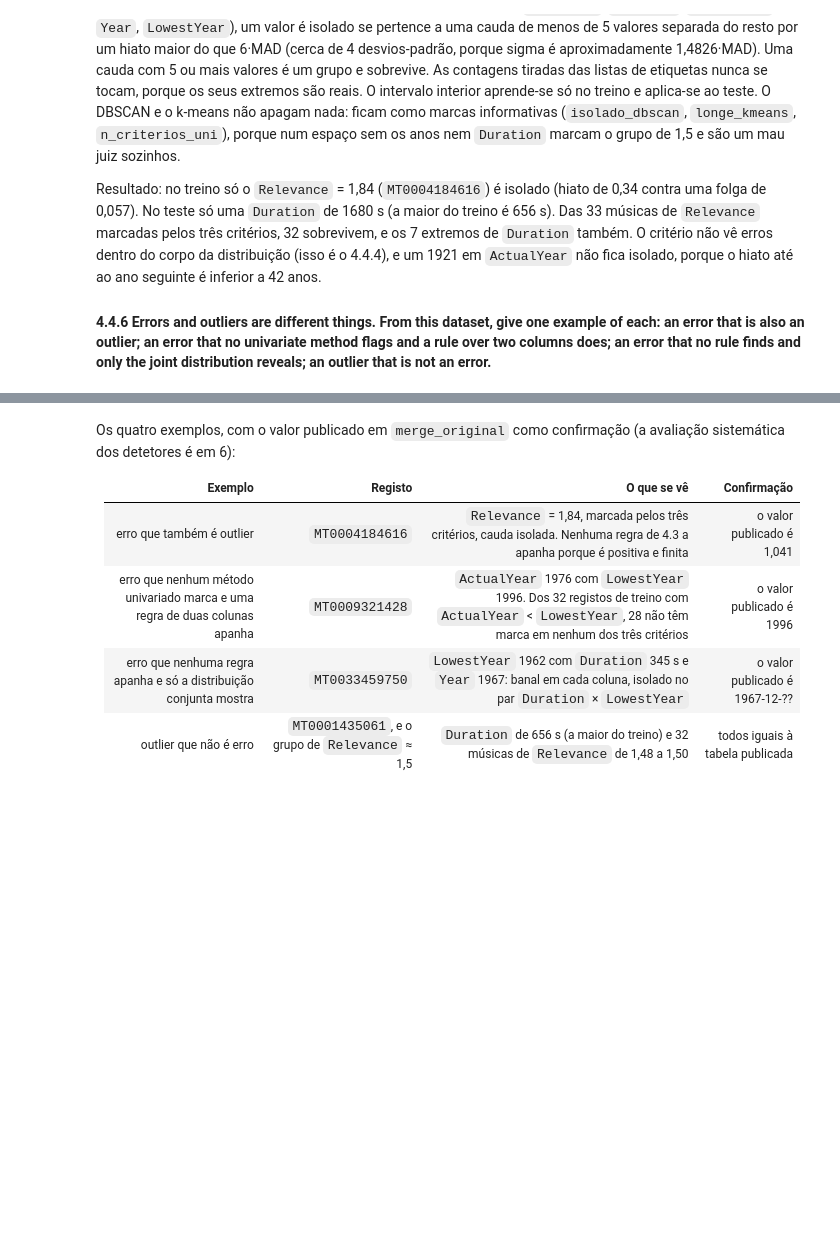
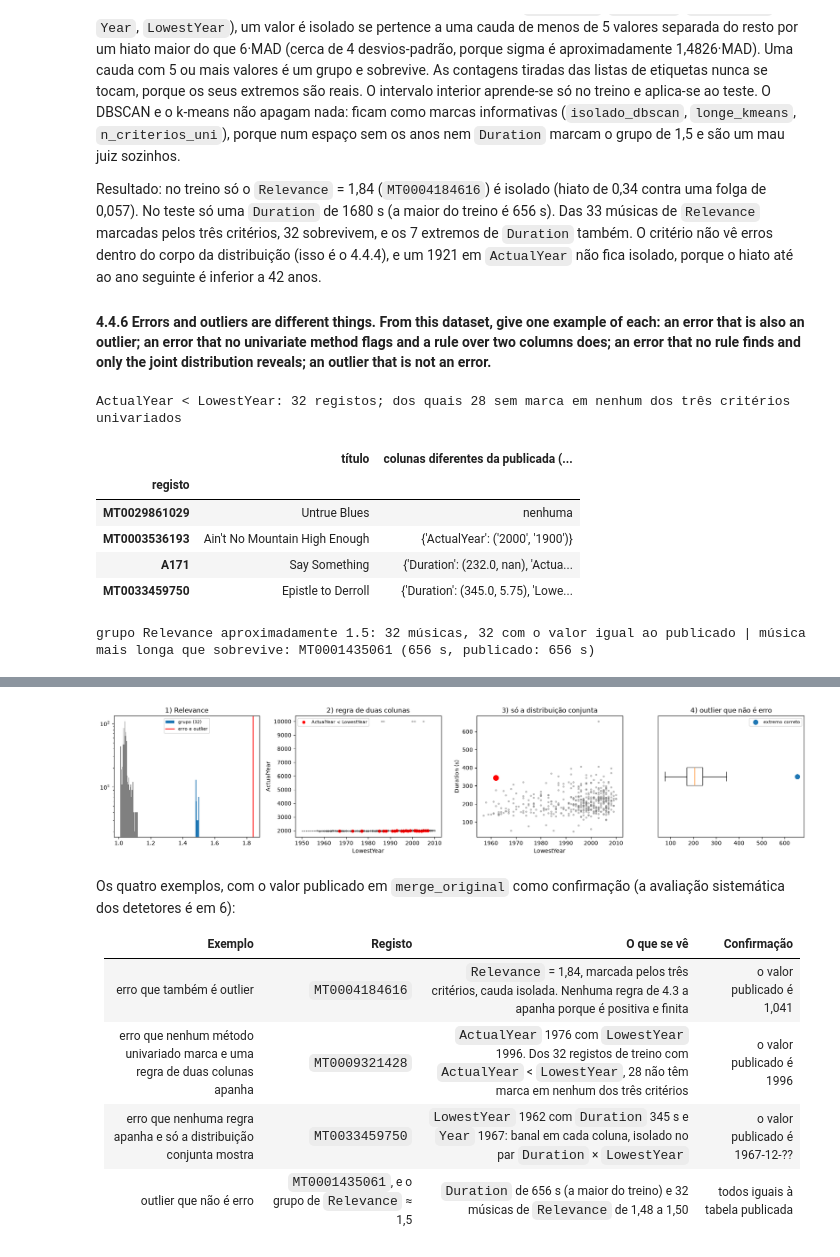
Before and after one commit to TomAintAround/MusicEmotionRecon, a Jupyter notebook: proj.ipynb, the cells around one changed output, grey strips where cells are left out. Cells and saved outputs as stored; diff of their text form; code cells hidden in the pictures; blank space fills up the shorter version.

```diff
--- a/proj.ipynb
+++ b/proj.ipynb
@@ -36,8 +36,8 @@ Trabalho realizado por:
 from pathlib import Path
 import pandas as pd
 
-MEDIA  = Path("dataset")
-TABLES = Path("build") / "MERGE_ECAC" / "merge_ecac"
+MEDIA  = Path("dataset") / "dataset"                                  # audio/, lyrics/, album_covers/
+TABLES = Path("dataset") / "build" / "merge_ecac" / "merge_ecac"      # metadata.csv
 
 meta = pd.read_csv(TABLES / "metadata.csv")
 
@@ -80,9 +88,9 @@ Themes e ThemeWeights são consideradas hipóteses a investigar, por pertencerem
 # %%
 from IPython.display import display
 
-teste = pd.read_csv("build/MERGE_ECAC/merge_ecac/test_songs.csv")
-metadados = pd.read_csv("build/MERGE_ECAC/merge_ecac/metadata.csv")
-valores_emocionais = pd.read_csv("build/MERGE_ECAC/merge_ecac/av_values.csv")
+teste = pd.read_csv(TABLES / "test_songs.csv")
+metadados = pd.read_csv(TABLES / "metadata.csv")
+valores_emocionais = pd.read_csv(TABLES / "av_values.csv")
 
 metadados = metadados[~metadados["Audio_Song"].isin(teste["Audio_Song"])].copy()
 valores_emocionais = valores_emocionais[~valores_emocionais["Audio_Song"].isin(teste["Audio_Song"])].copy()
@@ -890,7 +1143,7 @@ Resultado: no treino só o `Relevance` = 1,84 (`MT0004184616`) é isolado (hiato
 
 #### 4.4.6 Errors and outliers are different things. From this dataset, give one example of each: an error that is also an outlier; an error that no univariate method flags and a rule over two columns does; an error that no rule finds and only the joint distribution reveals; an outlier that is not an error.
 # %%
-publicada = pd.read_csv(Path("build") / "MERGE_ECAC" / "merge_original" / "metadata.csv").drop_duplicates("Audio_Song").set_index("Audio_Song")
+publicada = pd.read_csv(Path("dataset") / "build" /  "MERGE_ECAC" / "merge_original" / "metadata.csv").drop_duplicates("Audio_Song").set_index("Audio_Song")
 def publicado(i, col):
     return publicada.loc[i, col] if i in publicada.index else np.nan
 
@@ -962,3 +1215,12 @@ a4.set_title("4) outlier que não é erro")
 a4.legend(fontsize=8)
 plt.tight_layout()
 plt.show()
+# %% [output]
+ActualYear < LowestYear: 32 registos; dos quais 28 sem marca em nenhum dos três critérios univariados
+|  | título | colunas diferentes da publicada (... |
+| registo |  |  |
+| MT0029861029 | Untrue Blues | nenhuma |
+| MT0003536193 | Ain't No Mountain High Enough | {'ActualYear': ('2000', '1900')} |
+| A171 | Say Something | {'Duration': (232.0, nan), 'Actua... |
+| MT0033459750 | Epistle to Derroll | {'Duration': (345.0, 5.75), 'Lowe... |
+grupo Relevance aproximadamente 1.5: 32 músicas, 32 com o valor igual ao publicado | música mais longa que sobrevive: MT0001435061 (656 s, publicado: 656 s)
@@ -965,3 +1233,4 @@ plt.show()
+[figure, added]
 # %% [markdown]
 Os quatro exemplos, com o valor publicado em `merge_original` como confirmação (a avaliação sistemática dos detetores é em 6):
 
```
Also changed, not shown: parts of 33 cells of this notebook.
